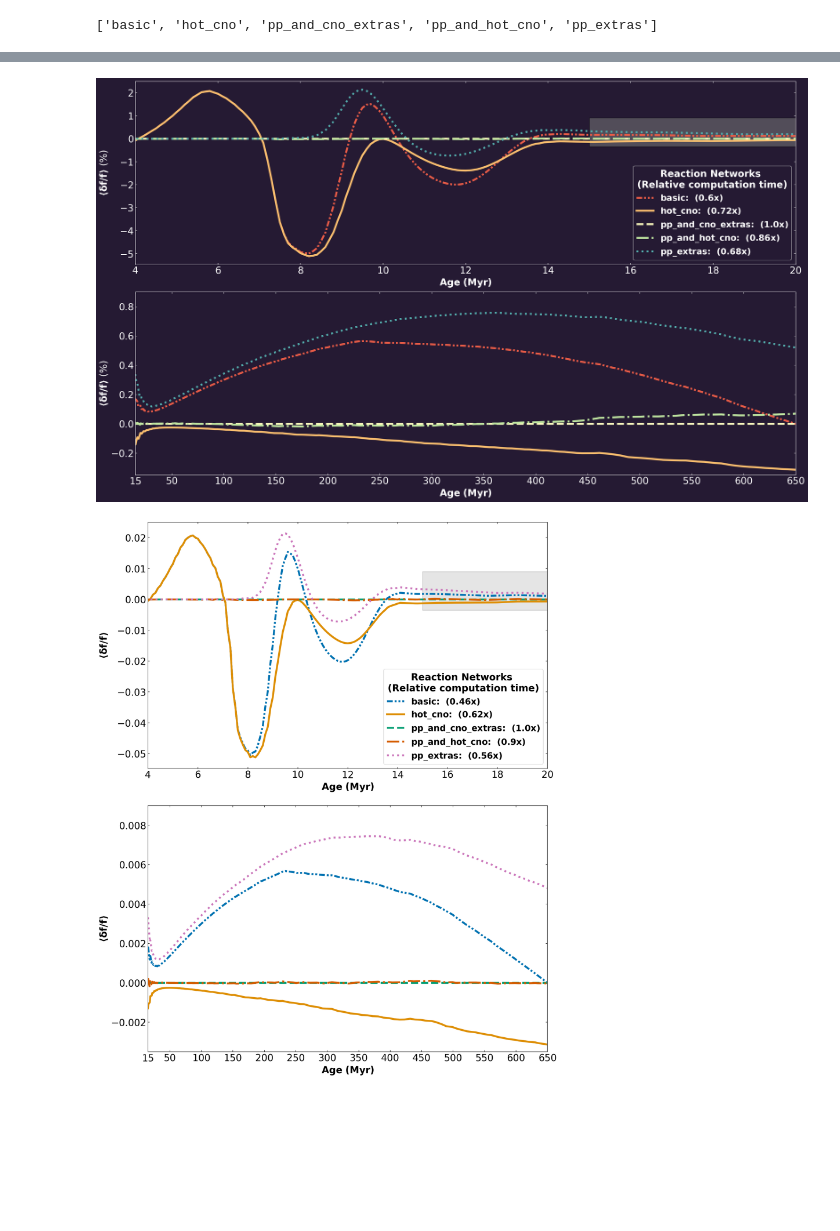
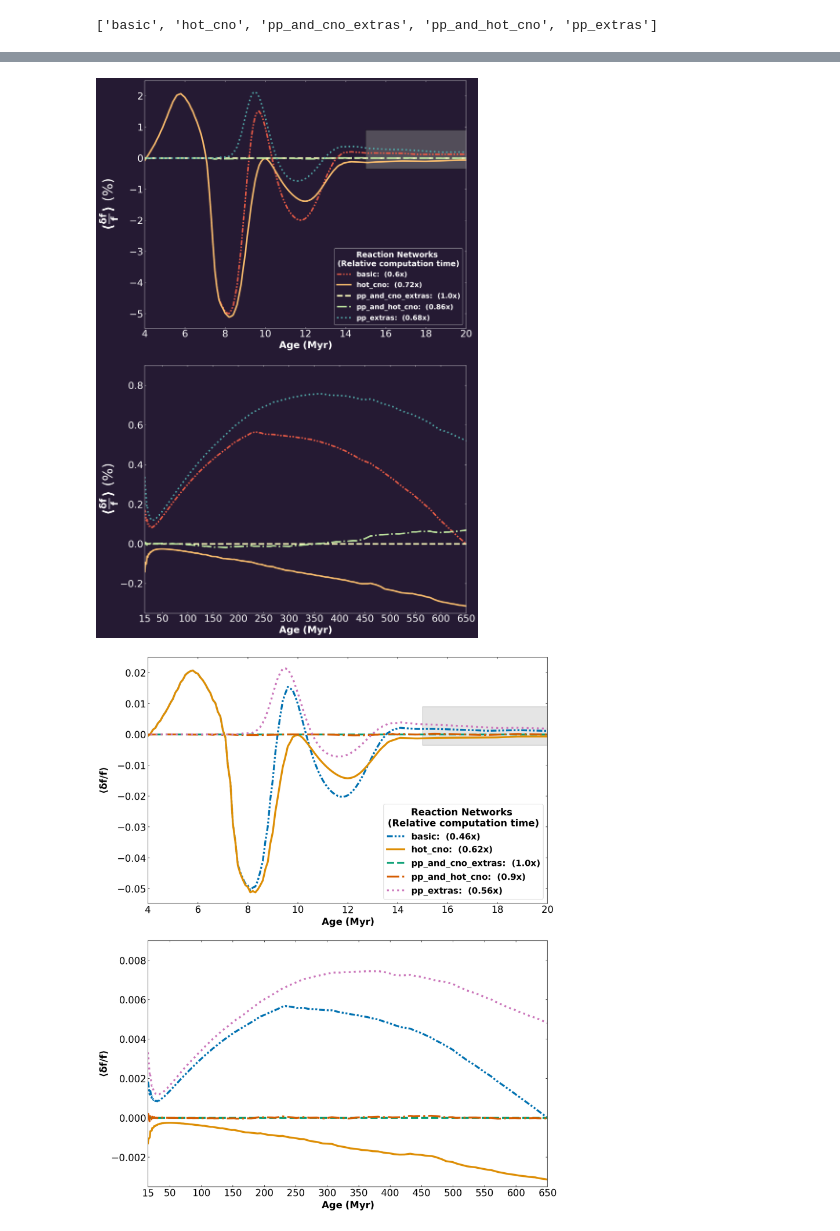
Before and after one commit to gautam-404/MESA-tests, a Jupyter notebook: notebooks_test/net_freqs_tests.ipynb, the cells around one changed output, grey strips where cells are left out. Saved outputs shown, nothing was run; the diff lists cells and outputs as text; code cells hidden in the pictures; blank space fills up the shorter version.

```diff
--- a/notebooks_test/net_freqs_tests.ipynb
+++ b/notebooks_test/net_freqs_tests.ipynb
@@ -400,8 +402,8 @@ mpl.rcParams['xtick.color'] = COLOR
 mpl.rcParams['ytick.color'] = COLOR
 
 
-# fig = plt.figure(figsize=(15, 20), facecolor=bgcolor)
-fig = plt.figure(figsize=(25, 15), facecolor=bgcolor)
+fig = plt.figure(figsize=(15, 25), facecolor=bgcolor)
+# fig = plt.figure(figsize=(25, 15), facecolor=bgcolor)
 linestyle_tuple = [(0, (3, 1, 1, 1, 1, 1)), 'solid', '--', '-.', ':']
 palette = sns.color_palette("Spectral", 5)
 # palette = ['#7a1679', '#0000ef', '#5fc9ca', '#377e2b', '#ea332c']
@@ -420,46 +422,47 @@ legend = plt.legend(title="       Reaction Networks\n(Relative computation time)
                 title_fontproperties=title_font, prop=font, fancybox=True, facecolor=bgcolor)
 plt.xlim([4, 20])
 plt.xticks(np.arange(4, 22, 2))
-plt.xlabel(r'$\bf{Age\ (Myr)}$', size=20)
-plt.ylabel(r'$\bf{\langle{\delta f/f}} \rangle\ \rm{(\%)}$', size=20)
-plt.gca().xaxis.set_tick_params(labelsize=20)
-plt.gca().yaxis.set_tick_params(labelsize=20)
+plt.xlabel(r'$\bf{Age\ (Myr)}$', size=25)
+# plt.ylabel(r'$\bf{\langle{\delta f/f}} \rangle\ \rm{(\%)}$', size=25)
+plt.ylabel(r'$\bf{\langle{\frac{\delta f}{f}}} \rangle\ \rm{(\%)}$', size=35)
+plt.gca().xaxis.set_tick_params(labelsize=25)
+plt.gca().yaxis.set_tick_params(labelsize=25)
 rect = mpl.patches.Rectangle((15, -0.35), 20, 1.25, linewidth=1, edgecolor='k', facecolor='grey', alpha=0.5)
 ax1.add_patch(rect)
 
 ax2 = plt.subplot(2, 1, 2)
 for ind, net in enumerate(nets):
     plt.plot(age, 100*np.array(mean_diffs[ind]), color=palette[ind], linestyle=linestyle_tuple[ind], lw=4,
              label=fr"$\bf{{{net_labels[ind]}}}$"+f":  ({runtime_ratios[ind]}x)")
             # label=f"{net_labels[ind]}"+f":  ({runtime_ratios[ind]}x)")
-plt.xlabel(r'$\bf{Age\ (Myr)}$', size=20)
-plt.ylabel(r'$\bf{\langle{\delta f/f}} \rangle\ \rm{(\%)}$', size=20)
-plt.gca().xaxis.set_tick_params(labelsize=20)
-plt.gca().yaxis.set_tick_params(labelsize=20)
+plt.xlabel(r'$\bf{Age\ (Myr)}$', size=25)
+plt.ylabel(r'$\bf{\langle{\frac{\delta f}{f}}} \rangle\ \rm{(\%)}$', size=35)
+plt.gca().xaxis.set_tick_params(labelsize=25)
+plt.gca().yaxis.set_tick_params(labelsize=25)
 plt.xlim([15, 650])
 plt.xticks([15, 50, 100, 150, 200, 250, 300, 350, 400, 450, 500, 550, 600, 650])
 plt.ylim([-0.35, 0.9])
 plt.subplots_adjust(wspace=0, hspace=0.15)
 
 ax1.set_facecolor(bgcolor)
 ax1.spines['bottom'].set_color('white')
 ax1.spines['top'].set_color('white')
 ax1.spines['left'].set_color('white')
 ax1.spines['right'].set_color('white')
 ax2.set_facecolor(bgcolor)
 ax2.spines['bottom'].set_color('white')
 ax2.spines['top'].set_color('white')
 ax2.spines['left'].set_color('white')
 ax2.spines['right'].set_color('white')
 
 # rect = mpl.patches.Rectangle((15, -0.005), 20, 0.01, linewidth=1, edgecolor='k', facecolor='grey', alpha=0.2)
 # ax2.add_patch(rect)
 
 fig.align_ylabels([ax1, ax2])
 
 plt.savefig(f'../figures/mean_diff_panels.png', dpi=300, bbox_inches='tight', transparent=True)
 # %% [output]
-[figure, old version]
+[figure, new version]
 # %%
 fig = plt.figure(figsize=(15, 20))
 linestyle_tuple = [(0, (3, 1, 1, 1, 1, 1)), 'solid', '--', '-.', ':']
```
Also changed, not shown: parts of 1 cell of this notebook, 3 other files.
